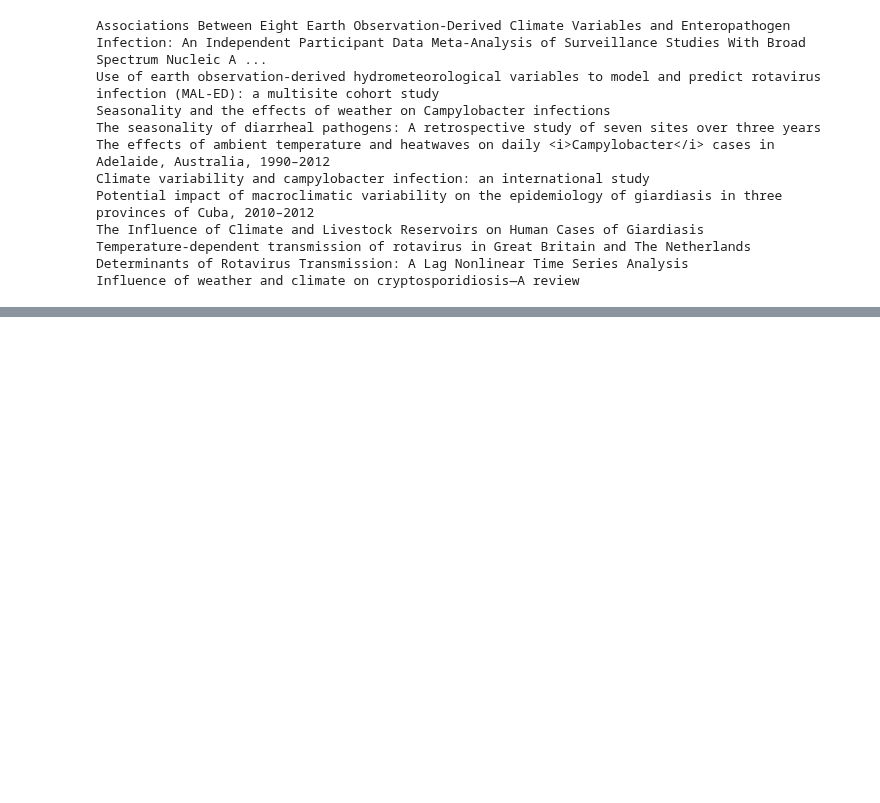
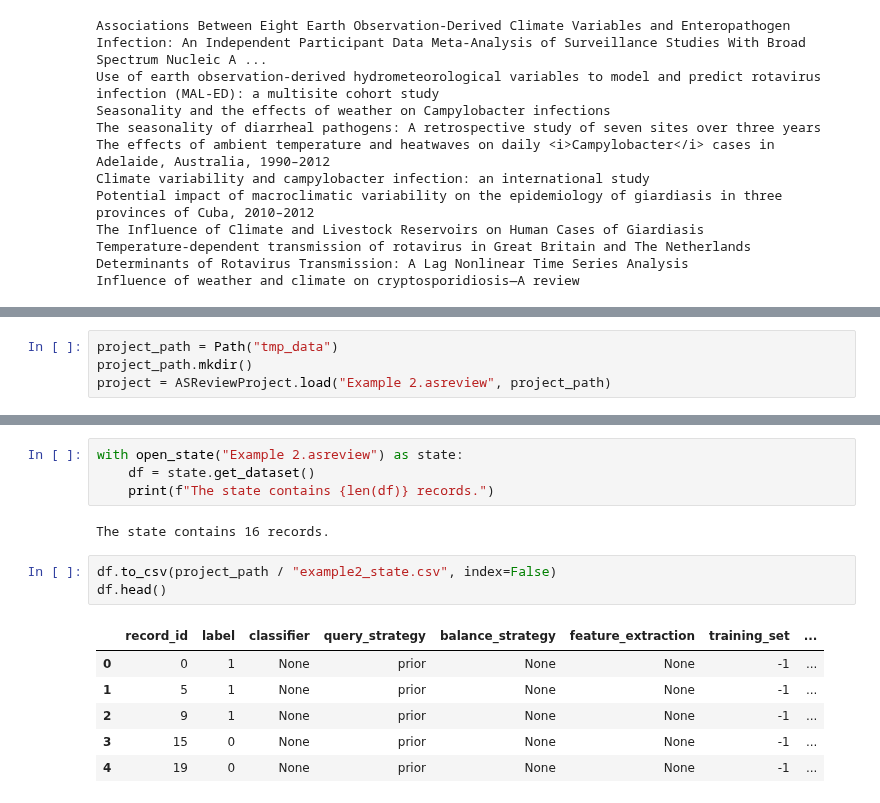
Before and after one commit to MINE-DD/MINE-DD, a Jupyter notebook: notebooks/create_bib_input.ipynb, the cells around one changed output, grey strips where cells are left out. Saved outputs shown, nothing was run; the diff lists cells and outputs as text; blank space fills up the shorter version.

```diff
--- a/notebooks/create_bib_input.ipynb
+++ b/notebooks/create_bib_input.ipynb
@@ -27,0 +37,4 @@ Influence of weather and climate on cryptosporidiosis—A review
+# %%
+project_path = Path("tmp_data")
+project_path.mkdir()
+project = ASReviewProject.load("Example 2.asreview", project_path)
@@ -27,0 +96,16 @@ Influence of weather and climate on cryptosporidiosis—A review
+# %%
+with open_state("Example 2.asreview") as state:
+    df = state.get_dataset()
+    print(f"The state contains {len(df)} records.")
+# %% [output]
+The state contains 16 records.
+# %%
+df.to_csv(project_path / "example2_state.csv", index=False)
+df.head()
+# %% [output]
+|  | record_id | label | classifier | query_strategy | balance_strategy | feature_extraction | training_set | ... |
+| 0 | 0 | 1 | None | prior | None | None | -1 | ... |
+| 1 | 5 | 1 | None | prior | None | None | -1 | ... |
+| 2 | 9 | 1 | None | prior | None | None | -1 | ... |
+| 3 | 15 | 0 | None | prior | None | None | -1 | ... |
+| 4 | 19 | 0 | None | prior | None | None | -1 | ... |
```
Also changed, not shown: parts of 10 cells of this notebook, 1 other file.
